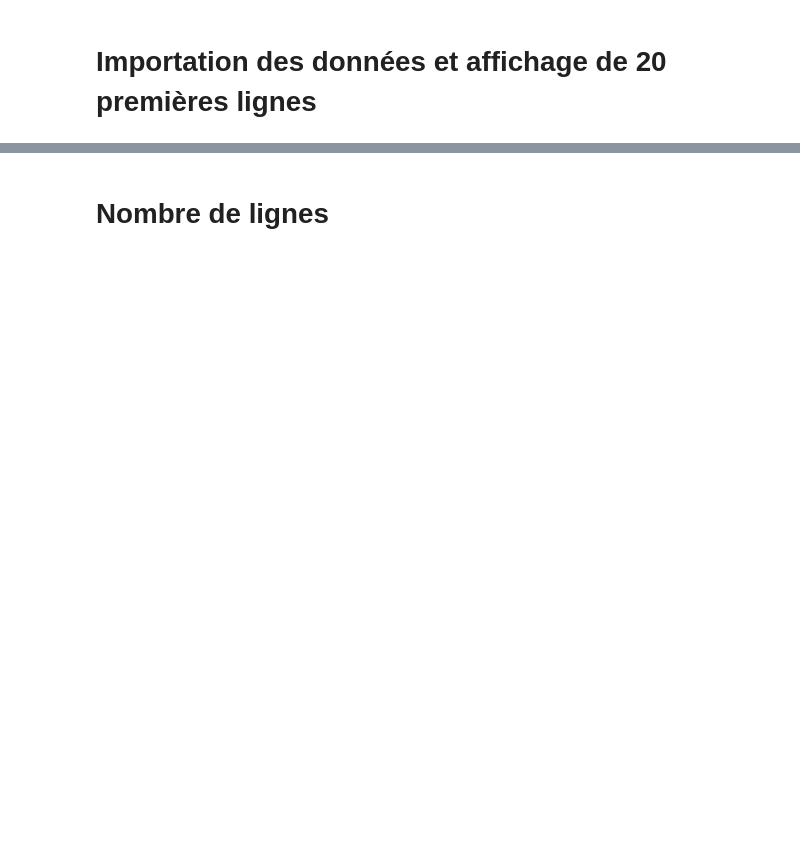
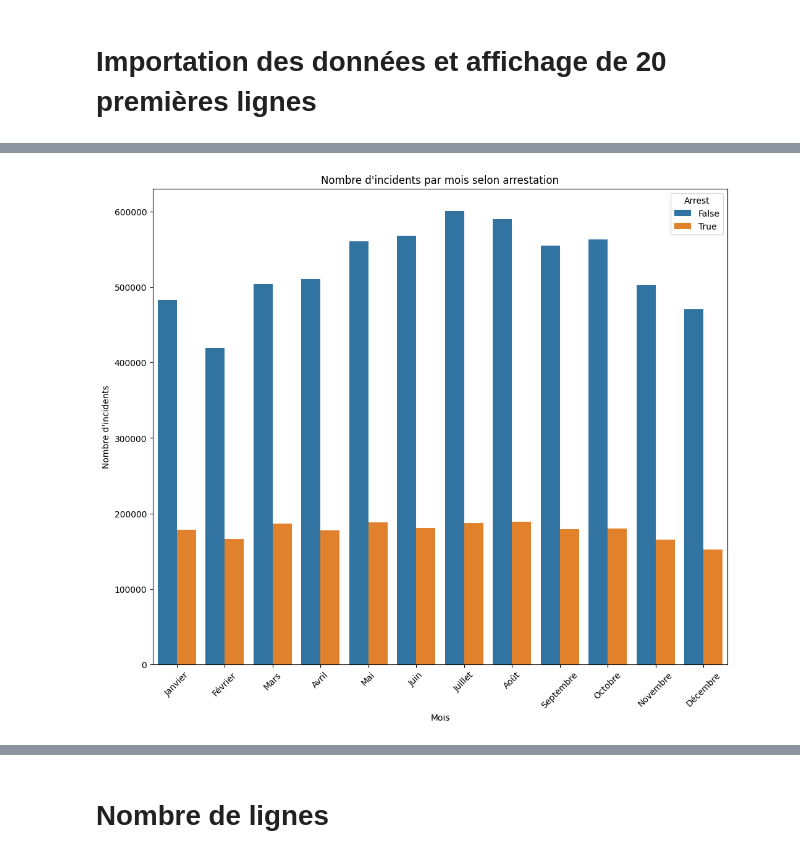
Before and after one commit to bigirimanainnocent12/Spark, a Jupyter notebook: PYSPARK.ipynb, the cells around one changed output, grey strips where cells are left out. Cells and saved outputs as stored; diff of their text form; code cells hidden in the pictures; blank space fills up the shorter version.

```diff
--- a/PYSPARK.ipynb
+++ b/PYSPARK.ipynb
@@ -21,10 +17,10 @@ Successfully installed findspark-2.0.1
 # %%
 from pyspark.sql import SparkSession
-spark=SparkSession.builder.appName("Débuter avec Spark").getOrCreate()
+spark=SparkSession.builder.appName("Analyse des crimes dans la ville de Chicago").getOrCreate()
 # %% [markdown]
 # **Importation des données et affichage de 20 premières lignes**
 # %%
-df=spark.read.csv("/content/Crimes.csv",header=True,inferSchema=True)
+df=spark.read.csv("/content/drive/MyDrive/BOURSE DATA SCIENCE/crimes.csv",header=True,inferSchema=True)
 df.show()
 # %% [output]
 +--------+-----------+--------------------+--------------------+----+--------------------+--------------------+--------------------+------+--------+----+--------+----+--------------+--------+--------- ...
@@ -46,0 +313,29 @@ only showing top 20 rows
+# %%
+import seaborn as sns
+import matplotlib.pyplot as plt
+import pandas as pd
+
+mois = (df.groupBy(["mois de l'incident","Arrest"])
+          .count()
+          .orderBy("mois de l'incident", ascending=True)
+          ).toPandas()
+
+
+ordre_mois = ["Janvier","Février","Mars","Avril","Mai","Juin",
+              "Juillet","Août","Septembre","Octobre","Novembre","Décembre"]
+
+mois["mois de l'incident"] = pd.Categorical(
+    mois["mois de l'incident"],
+    categories=ordre_mois,
+    ordered=True
+)
+
+plt.figure(figsize=(12,10))
+sns.barplot(x="mois de l'incident", y="count", hue="Arrest", data=mois)
+plt.xlabel("Mois")
+plt.ylabel("Nombre d'incidents")
+plt.title("Nombre d'incidents par mois selon arrestation")
+plt.xticks(rotation=45)
+plt.show()
+# %% [output]
+[figure, added]
```
Also changed, not shown: parts of 45 cells of this notebook.
